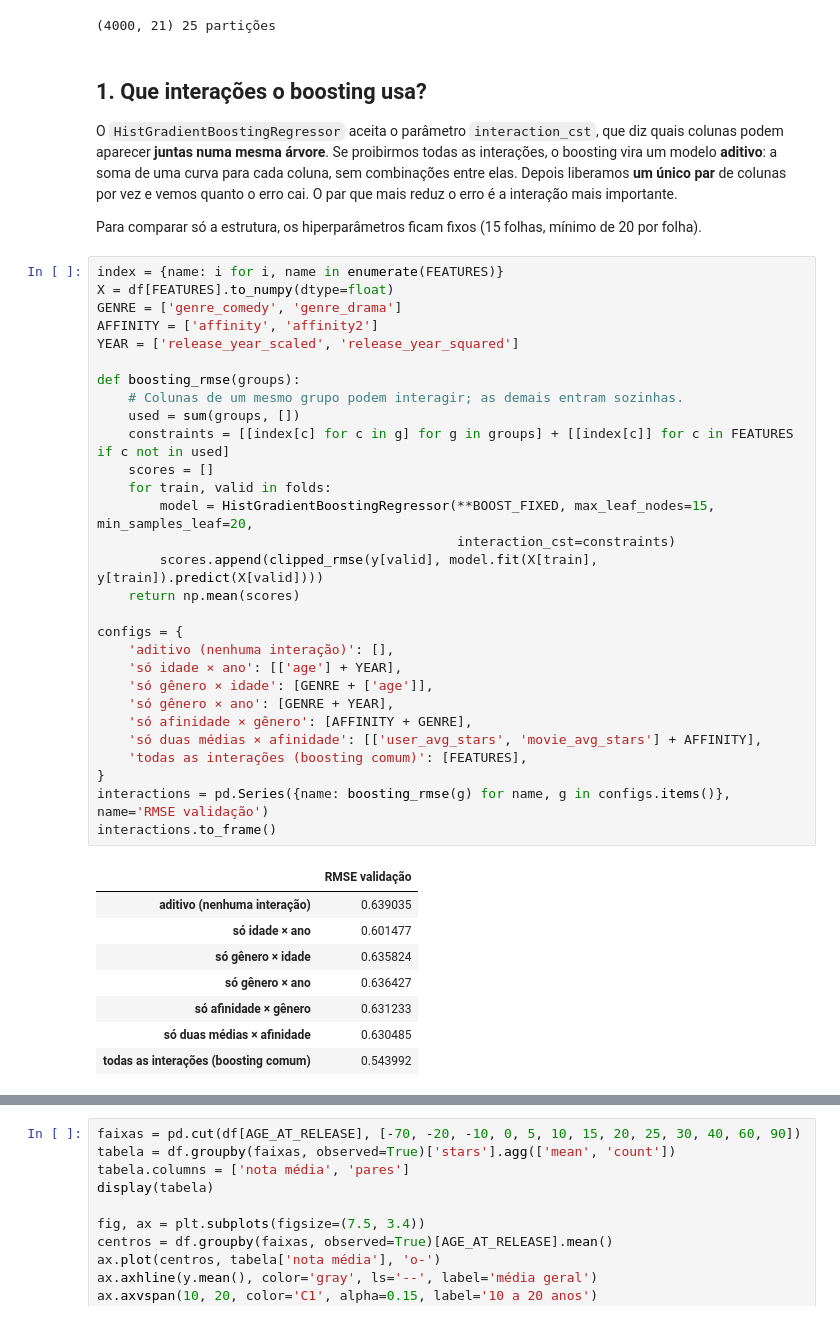
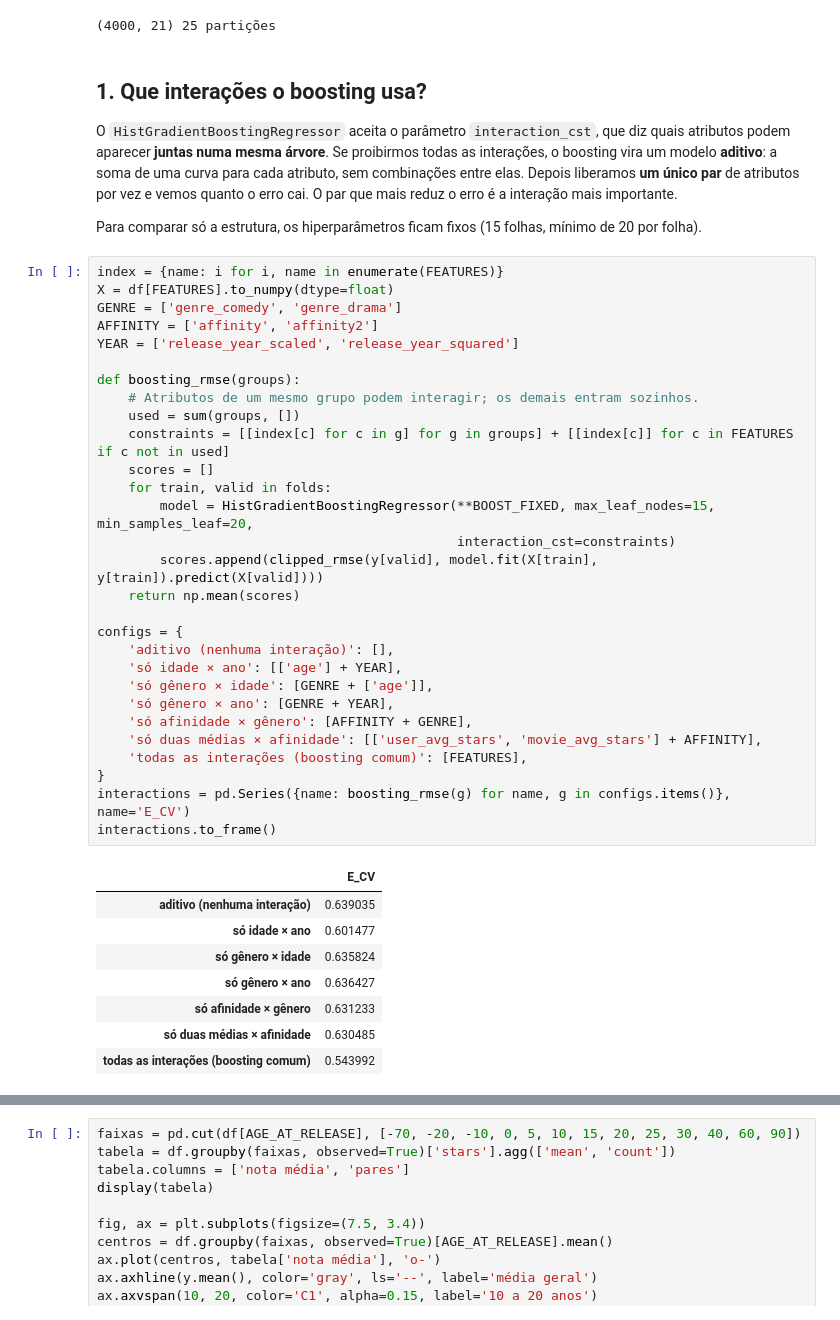
Before and after one commit to Robootic/movie-rating-prediction, a Jupyter notebook: notebooks/12_hipotese_nostalgia.ipynb, the cells around one changed output, grey strips where cells are left out. Saved outputs shown, nothing was run; the diff lists cells and outputs as text.

```diff
--- a/notebooks/12_hipotese_nostalgia.ipynb
+++ b/notebooks/12_hipotese_nostalgia.ipynb
@@ -43,40 +43,40 @@ print(df.shape, len(folds), 'partições')
 # %% [markdown]
 ## 1. Que interações o boosting usa?
 
-O `HistGradientBoostingRegressor` aceita o parâmetro `interaction_cst`, que diz quais colunas podem aparecer **juntas numa mesma árvore**. Se proibirmos todas as interações, o boosting vira um modelo **aditivo**: a soma de uma curva para cada coluna, sem combinações entre elas. Depois liberamos **um único par** de colunas por vez e vemos quanto o erro cai. O par que mais reduz o erro é a interação mais importante.
+O `HistGradientBoostingRegressor` aceita o parâmetro `interaction_cst`, que diz quais atributos podem aparecer **juntas numa mesma árvore**. Se proibirmos todas as interações, o boosting vira um modelo **aditivo**: a soma de uma curva para cada atributo, sem combinações entre elas. Depois liberamos **um único par** de atributos por vez e vemos quanto o erro cai. O par que mais reduz o erro é a interação mais importante.
 
 Para comparar só a estrutura, os hiperparâmetros ficam fixos (15 folhas, mínimo de 20 por folha).
 # %%
 index = {name: i for i, name in enumerate(FEATURES)}
 X = df[FEATURES].to_numpy(dtype=float)
 GENRE = ['genre_comedy', 'genre_drama']
 AFFINITY = ['affinity', 'affinity2']
 YEAR = ['release_year_scaled', 'release_year_squared']
 
 def boosting_rmse(groups):
-    # Colunas de um mesmo grupo podem interagir; as demais entram sozinhas.
+    # Atributos de um mesmo grupo podem interagir; os demais entram sozinhos.
     used = sum(groups, [])
     constraints = [[index[c] for c in g] for g in groups] + [[index[c]] for c in FEATURES if c not in used]
     scores = []
     for train, valid in folds:
         model = HistGradientBoostingRegressor(**BOOST_FIXED, max_leaf_nodes=15, min_samples_leaf=20,
                                               interaction_cst=constraints)
         scores.append(clipped_rmse(y[valid], model.fit(X[train], y[train]).predict(X[valid])))
     return np.mean(scores)
 
 configs = {
     'aditivo (nenhuma interação)': [],
     'só idade × ano': [['age'] + YEAR],
     'só gênero × idade': [GENRE + ['age']],
     'só gênero × ano': [GENRE + YEAR],
     'só afinidade × gênero': [AFFINITY + GENRE],
     'só duas médias × afinidade': [['user_avg_stars', 'movie_avg_stars'] + AFFINITY],
     'todas as interações (boosting comum)': [FEATURES],
 }
-interactions = pd.Series({name: boosting_rmse(g) for name, g in configs.items()}, name='RMSE validação')
+interactions = pd.Series({name: boosting_rmse(g) for name, g in configs.items()}, name='E_CV')
 interactions.to_frame()
 # %% [output]
-|  | RMSE validação |
+|  | E_CV |
 | aditivo (nenhuma interação) | 0.639035 |
 | só idade × ano | 0.601477 |
 | só gênero × idade | 0.635824 |
```
Also changed, not shown: parts of 7 cells of this notebook, 55 other files.
